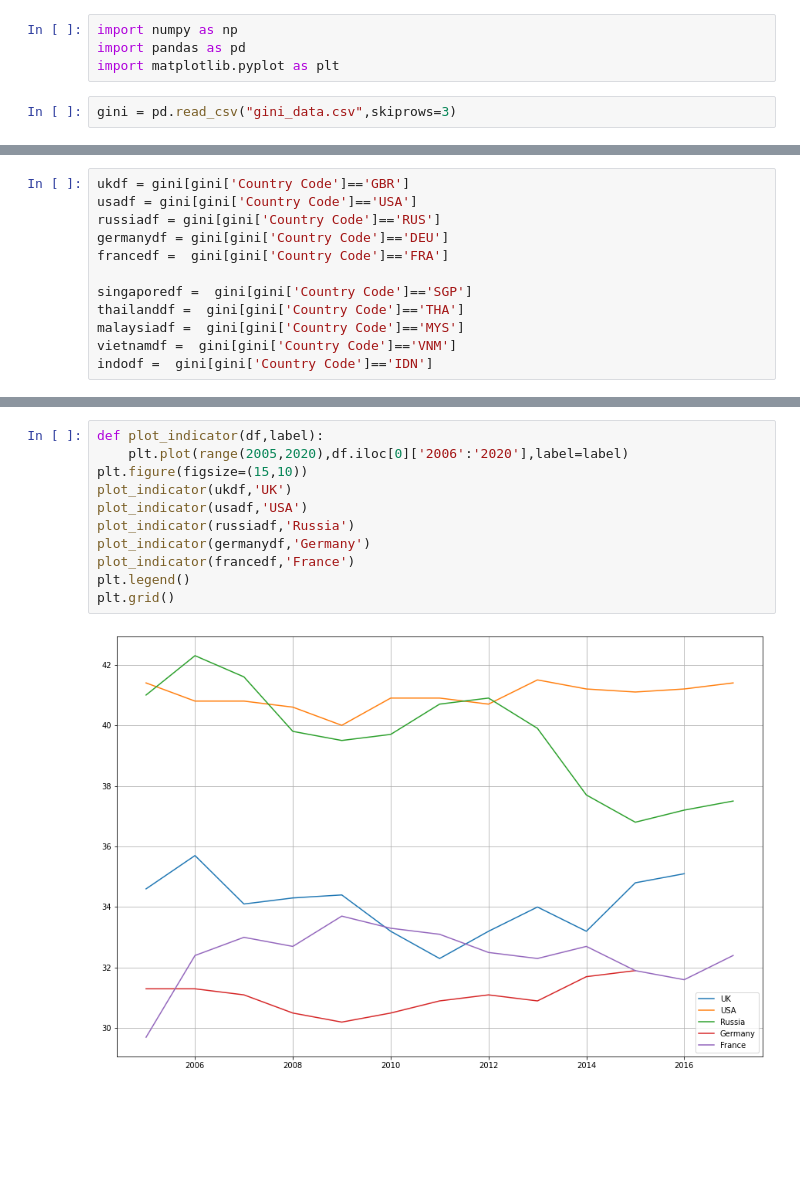
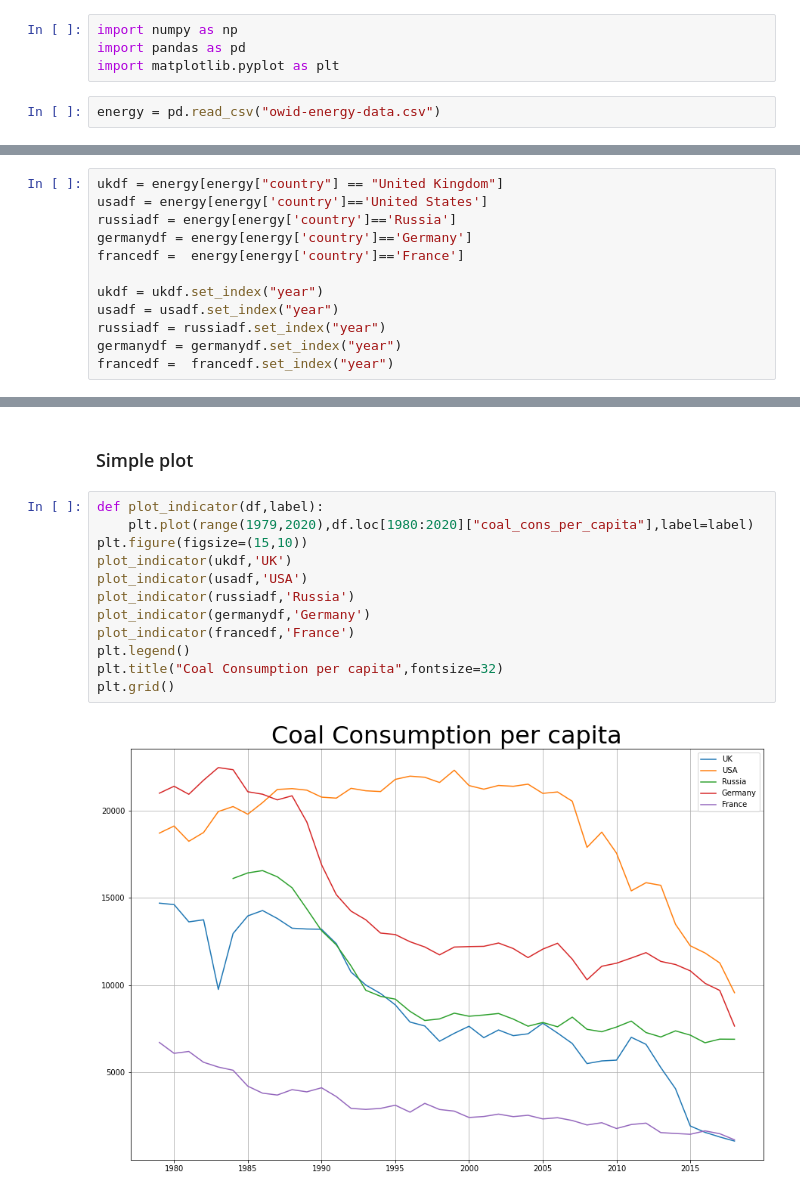
Before and after one commit to Malai237/cs103a-cpa01, a Jupyter notebook: cpa01.ipynb, the cells around one changed output, grey strips where cells are left out. Saved outputs shown, nothing was run; the diff lists cells and outputs as text; blank space fills up the shorter version.

```diff
--- a/cpa01.ipynb
+++ b/cpa01.ipynb
@@ -16,5 +18,5 @@ import numpy as np
 import pandas as pd
 import matplotlib.pyplot as plt
 # %%
-gini = pd.read_csv("gini_data.csv",skiprows=3)
+energy = pd.read_csv("owid-energy-data.csv")
 # %%
@@ -94,12 +103,12 @@ Unnamed: 65 nan
 # %%
-ukdf = gini[gini['Country Code']=='GBR']
-usadf = gini[gini['Country Code']=='USA']
-russiadf = gini[gini['Country Code']=='RUS']
-germanydf = gini[gini['Country Code']=='DEU']
-francedf =  gini[gini['Country Code']=='FRA']
+ukdf = energy[energy["country"] == "United Kingdom"]
+usadf = energy[energy['country']=='United States']
+russiadf = energy[energy['country']=='Russia']
+germanydf = energy[energy['country']=='Germany']
+francedf =  energy[energy['country']=='France']
 
-singaporedf =  gini[gini['Country Code']=='SGP']
-thailanddf =  gini[gini['Country Code']=='THA']
-malaysiadf =  gini[gini['Country Code']=='MYS']
-vietnamdf =  gini[gini['Country Code']=='VNM']
-indodf =  gini[gini['Country Code']=='IDN']
+ukdf = ukdf.set_index("year")
+usadf = usadf.set_index("year")
+russiadf = russiadf.set_index("year")
+germanydf = germanydf.set_index("year")
+francedf =  francedf.set_index("year")
@@ -126,13 +132,16 @@ Name: 55, dtype: object
+# %% [markdown]
+### Simple plot
 # %%
 def plot_indicator(df,label):
-    plt.plot(range(2005,2020),df.iloc[0]['2006':'2020'],label=label)
+    plt.plot(range(1979,2020),df.loc[1980:2020]["coal_cons_per_capita"],label=label)
 plt.figure(figsize=(15,10))
 plot_indicator(ukdf,'UK')
 plot_indicator(usadf,'USA')
 plot_indicator(russiadf,'Russia')
 plot_indicator(germanydf,'Germany')
 plot_indicator(francedf,'France')
 plt.legend()
+plt.title("Coal Consumption per capita",fontsize=32)
 plt.grid()
 # %% [output]
-[figure, old version]
+[figure, new version]
```
Also changed, not shown: parts of 17 cells of this notebook.
